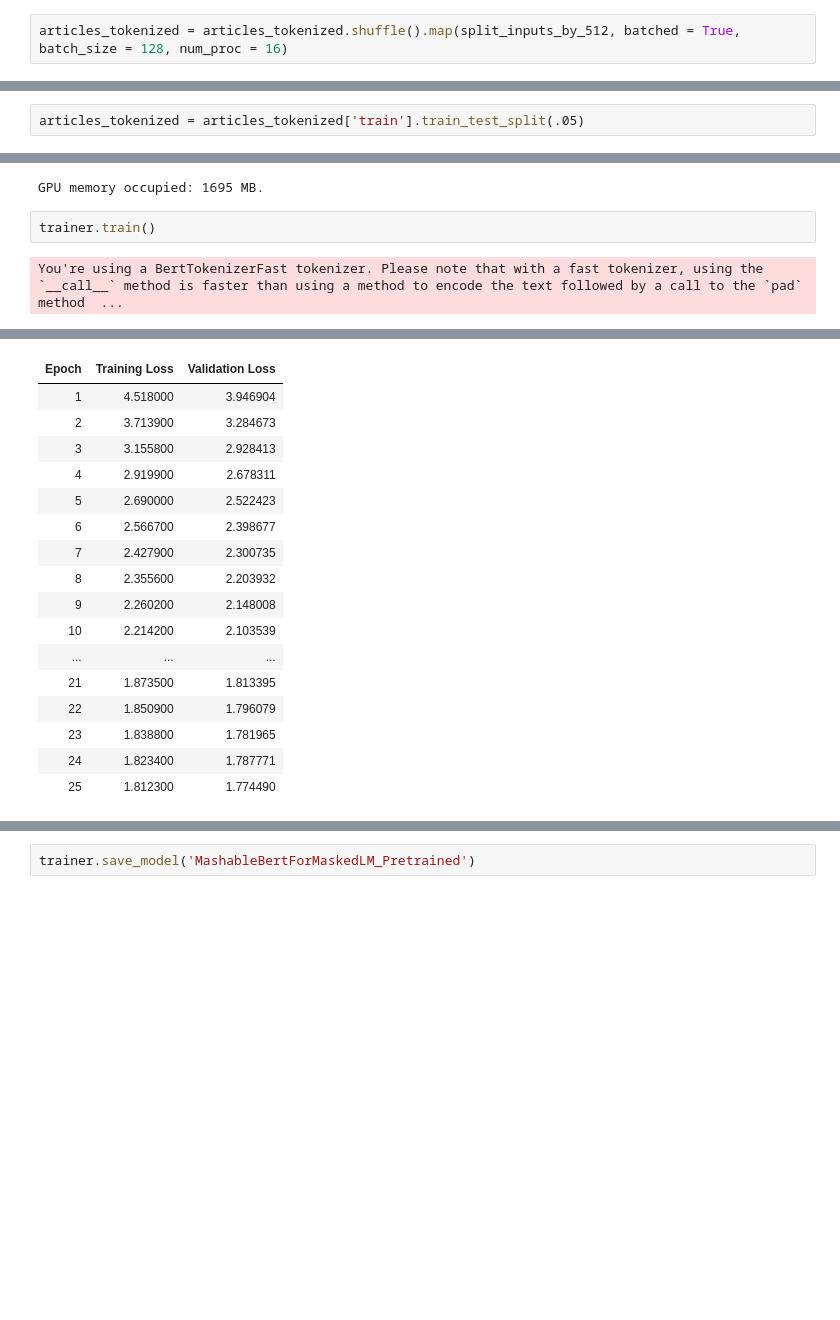
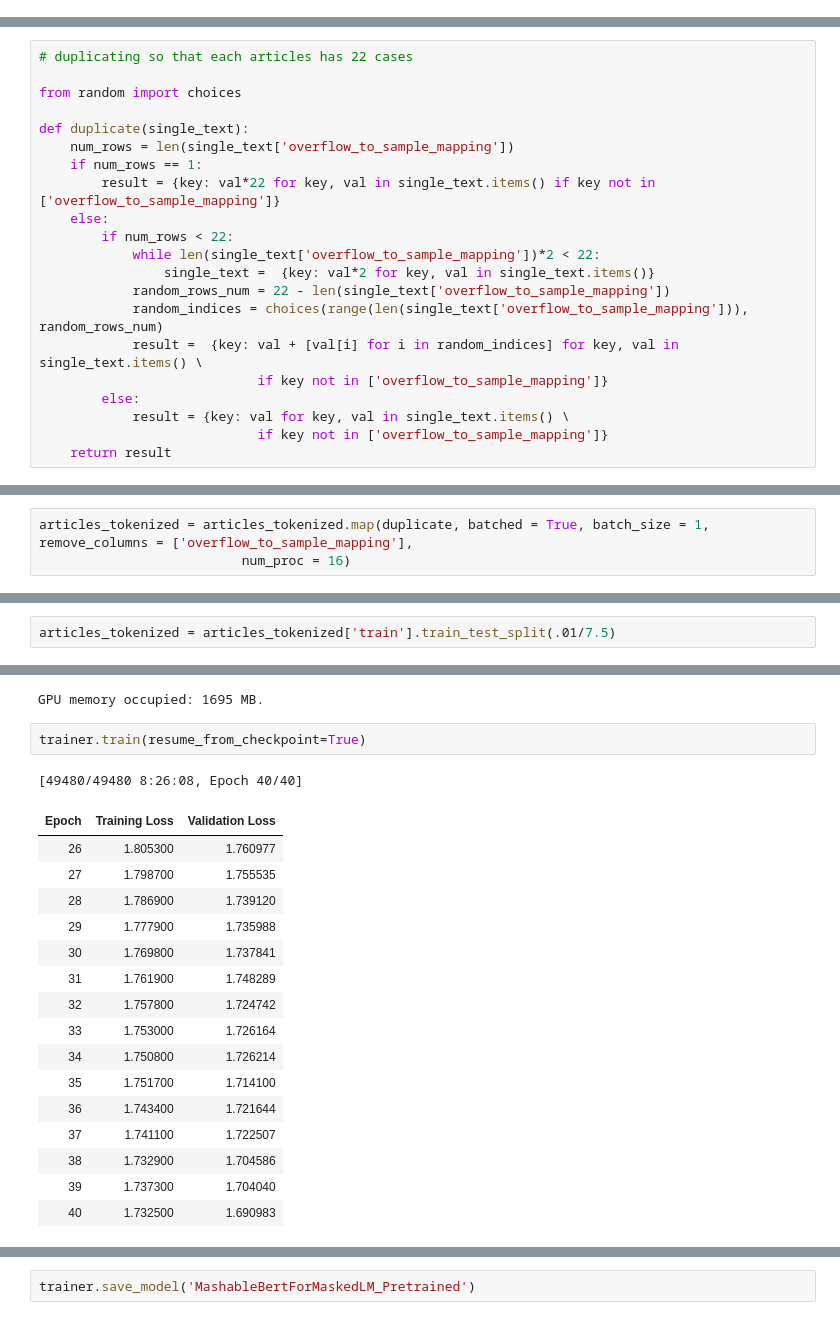
Before and after one commit to leeparkuky/UKYDataScienceComp2023, a Jupyter notebook: Pretraining BERT with custom positional embedding.ipynb, the cells around one changed output, grey strips where cells are left out. Saved outputs shown, nothing was run; the diff lists cells and outputs as text; blank space fills up the shorter version.

```diff
--- a/Pretraining BERT with custom positional embedding.ipynb
+++ b/Pretraining BERT with custom positional embedding.ipynb
@@ -65,2 +163,0 @@ def split_inputs_by_512(examples):
-# %%
-articles_tokenized = articles_tokenized.shuffle().map(split_inputs_by_512, batched = True, batch_size = 128, num_proc = 16)
@@ -66,0 +177,21 @@ articles_tokenized = articles_tokenized.shuffle().map(split_inputs_by_512, batch
+# %%
+# duplicating so that each articles has 22 cases
+
+from random import choices
+
+def duplicate(single_text):
+    num_rows = len(single_text['overflow_to_sample_mapping'])
+    if num_rows == 1:
+        result = {key: val*22 for key, val in single_text.items() if key not in ['overflow_to_sample_mapping']}
+    else:
+        if num_rows < 22:
+            while len(single_text['overflow_to_sample_mapping'])*2 < 22:
+                single_text =  {key: val*2 for key, val in single_text.items()}
+            random_rows_num = 22 - len(single_text['overflow_to_sample_mapping'])
+            random_indices = choices(range(len(single_text['overflow_to_sample_mapping'])), random_rows_num)
+            result =  {key: val + [val[i] for i in random_indices] for key, val in single_text.items() \
+                            if key not in ['overflow_to_sample_mapping']}
+        else:
+            result = {key: val for key, val in single_text.items() \
+                            if key not in ['overflow_to_sample_mapping']}
+    return result
@@ -66,0 +204,3 @@ articles_tokenized = articles_tokenized.shuffle().map(split_inputs_by_512, batch
+# %%
+articles_tokenized = articles_tokenized.map(duplicate, batched = True, batch_size = 1, remove_columns = ['overflow_to_sample_mapping'],
+                          num_proc = 16)
@@ -76,4 +228,4 @@ DatasetDict({
 # %%
 articles_tokenized.set_format('pt')
 # %%
-articles_tokenized = articles_tokenized['train'].train_test_split(.05)
+articles_tokenized = articles_tokenized['train'].train_test_split(.01/7.5)
@@ -148,6 +444,22 @@ print_gpu_utilization()
 # %% [output]
 GPU memory occupied: 1695 MB.
 # %%
-trainer.train()
+trainer.train(resume_from_checkpoint=True)
 # %% [output]
-You're using a BertTokenizerFast tokenizer. Please note that with a fast tokenizer, using the `__call__` method is faster than using a method to encode the text followed by a call to the `pad` method  ...
+[49480/49480 8:26:08, Epoch 40/40]
+| Epoch | Training Loss | Validation Loss |
+| 26 | 1.805300 | 1.760977 |
+| 27 | 1.798700 | 1.755535 |
+| 28 | 1.786900 | 1.739120 |
+| 29 | 1.777900 | 1.735988 |
+| 30 | 1.769800 | 1.737841 |
+| 31 | 1.761900 | 1.748289 |
+| 32 | 1.757800 | 1.724742 |
+| 33 | 1.753000 | 1.726164 |
+| 34 | 1.750800 | 1.726214 |
+| 35 | 1.751700 | 1.714100 |
+| 36 | 1.743400 | 1.721644 |
+| 37 | 1.741100 | 1.722507 |
+| 38 | 1.732900 | 1.704586 |
+| 39 | 1.737300 | 1.704040 |
+| 40 | 1.732500 | 1.690983 |
@@ -155,17 +466,0 @@ You're using a BertTokenizerFast tokenizer. Please note that with a fast tokeniz
-| Epoch | Training Loss | Validation Loss |
-| 1 | 4.518000 | 3.946904 |
-| 2 | 3.713900 | 3.284673 |
-| 3 | 3.155800 | 2.928413 |
-| 4 | 2.919900 | 2.678311 |
-| 5 | 2.690000 | 2.522423 |
-| 6 | 2.566700 | 2.398677 |
-| 7 | 2.427900 | 2.300735 |
-| 8 | 2.355600 | 2.203932 |
-| 9 | 2.260200 | 2.148008 |
-| 10 | 2.214200 | 2.103539 |
-| ... | ... | ... |
-| 21 | 1.873500 | 1.813395 |
-| 22 | 1.850900 | 1.796079 |
-| 23 | 1.838800 | 1.781965 |
-| 24 | 1.823400 | 1.787771 |
-| 25 | 1.812300 | 1.774490 |
```
Also changed, not shown: parts of 58 cells of this notebook, 3 other files.
